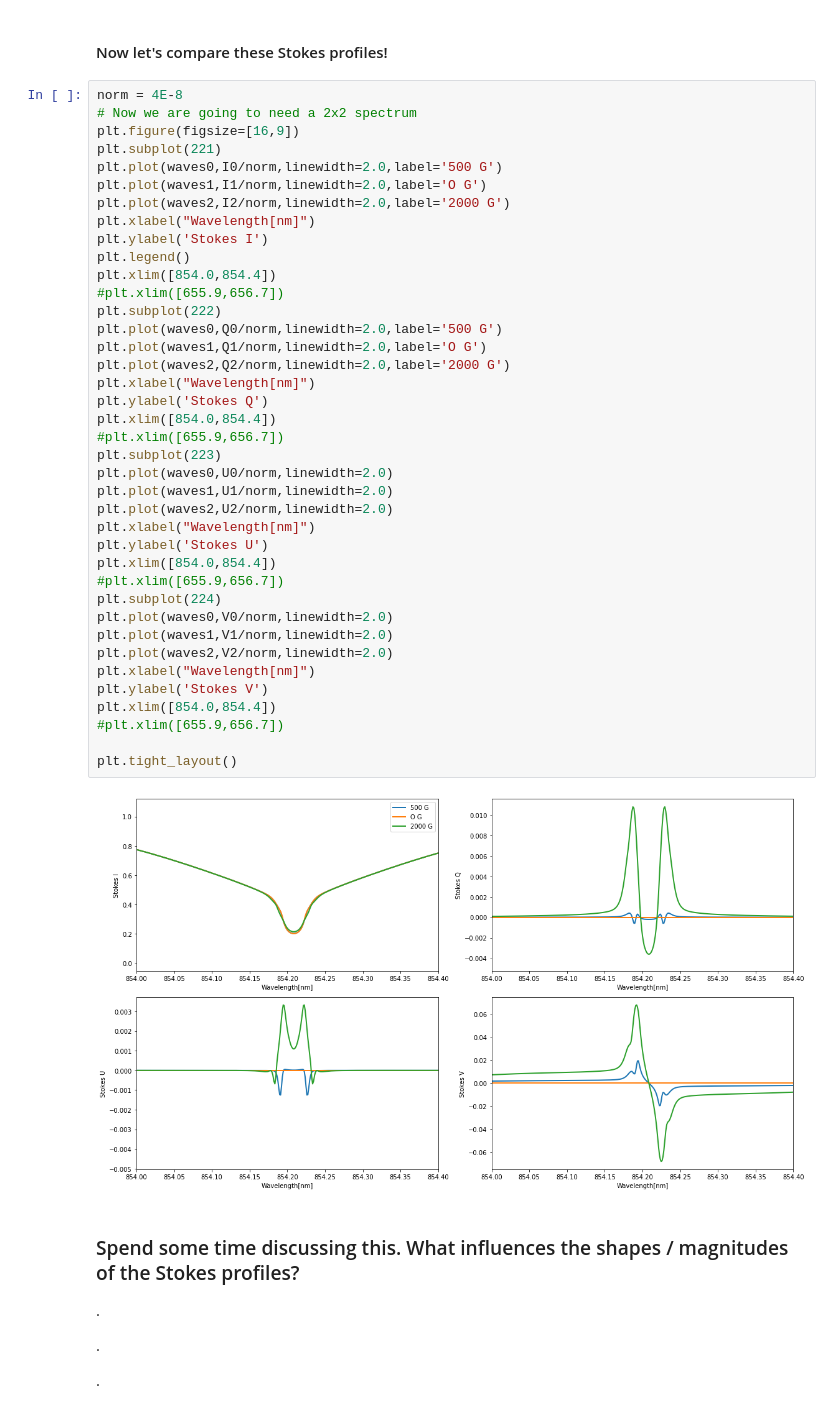
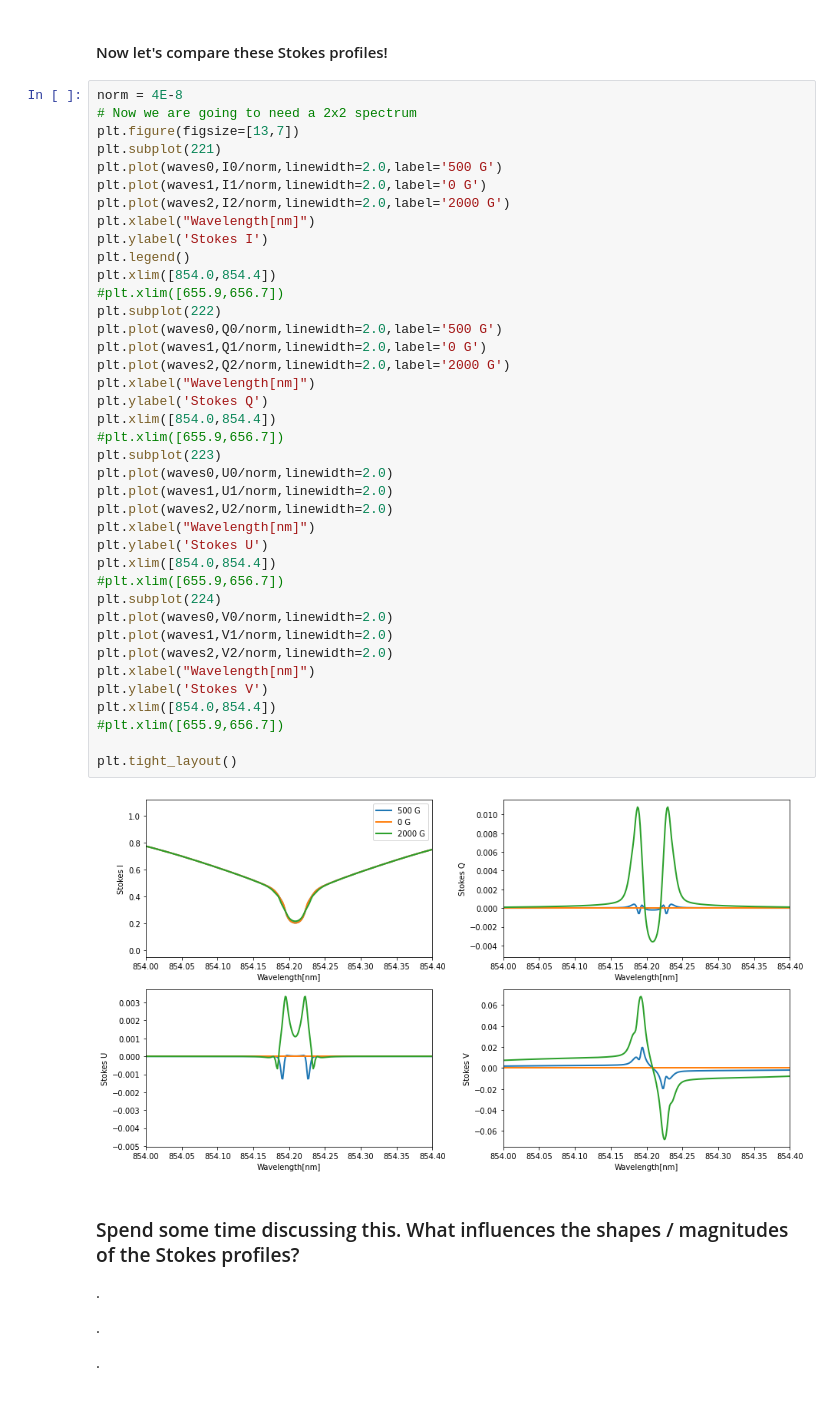
Before and after one commit to ivanzmilic/dkist_workshop_4, a Jupyter notebook: mag_field_influence.ipynb, the cells around one changed output. Cells and saved outputs as stored; diff of their text form.

```diff
--- a/mag_field_influence.ipynb
+++ b/mag_field_influence.ipynb
@@ -223,44 +226,44 @@ V2=np.copy(falc.rays[0].V)
 # %%
 norm = 4E-8
 # Now we are going to need a 2x2 spectrum
-plt.figure(figsize=[16,9])
+plt.figure(figsize=[13,7])
 plt.subplot(221)
 plt.plot(waves0,I0/norm,linewidth=2.0,label='500 G')
-plt.plot(waves1,I1/norm,linewidth=2.0,label='O G')
+plt.plot(waves1,I1/norm,linewidth=2.0,label='0 G')
 plt.plot(waves2,I2/norm,linewidth=2.0,label='2000 G')
 plt.xlabel("Wavelength[nm]")
 plt.ylabel('Stokes I')
 plt.legend()
 plt.xlim([854.0,854.4])
 #plt.xlim([655.9,656.7])
 plt.subplot(222)
 plt.plot(waves0,Q0/norm,linewidth=2.0,label='500 G')
-plt.plot(waves1,Q1/norm,linewidth=2.0,label='O G')
+plt.plot(waves1,Q1/norm,linewidth=2.0,label='0 G')
 plt.plot(waves2,Q2/norm,linewidth=2.0,label='2000 G')
 plt.xlabel("Wavelength[nm]")
 plt.ylabel('Stokes Q')
 plt.xlim([854.0,854.4])
 #plt.xlim([655.9,656.7])
 plt.subplot(223)
 plt.plot(waves0,U0/norm,linewidth=2.0)
 plt.plot(waves1,U1/norm,linewidth=2.0)
 plt.plot(waves2,U2/norm,linewidth=2.0)
 plt.xlabel("Wavelength[nm]")
 plt.ylabel('Stokes U')
 plt.xlim([854.0,854.4])
 #plt.xlim([655.9,656.7])
 plt.subplot(224)
 plt.plot(waves0,V0/norm,linewidth=2.0)
 plt.plot(waves1,V1/norm,linewidth=2.0)
 plt.plot(waves2,V2/norm,linewidth=2.0)
 plt.xlabel("Wavelength[nm]")
 plt.ylabel('Stokes V')
 plt.xlim([854.0,854.4])
 #plt.xlim([655.9,656.7])
 
 plt.tight_layout()
 # %% [output]
-[figure, old version]
+[figure, new version]
 # %% [markdown]
 ### Spend some time discussing this. What influences the shapes / magnitudes of the Stokes profiles?
 .
```
Also changed, not shown: parts of 20 cells of this notebook.
